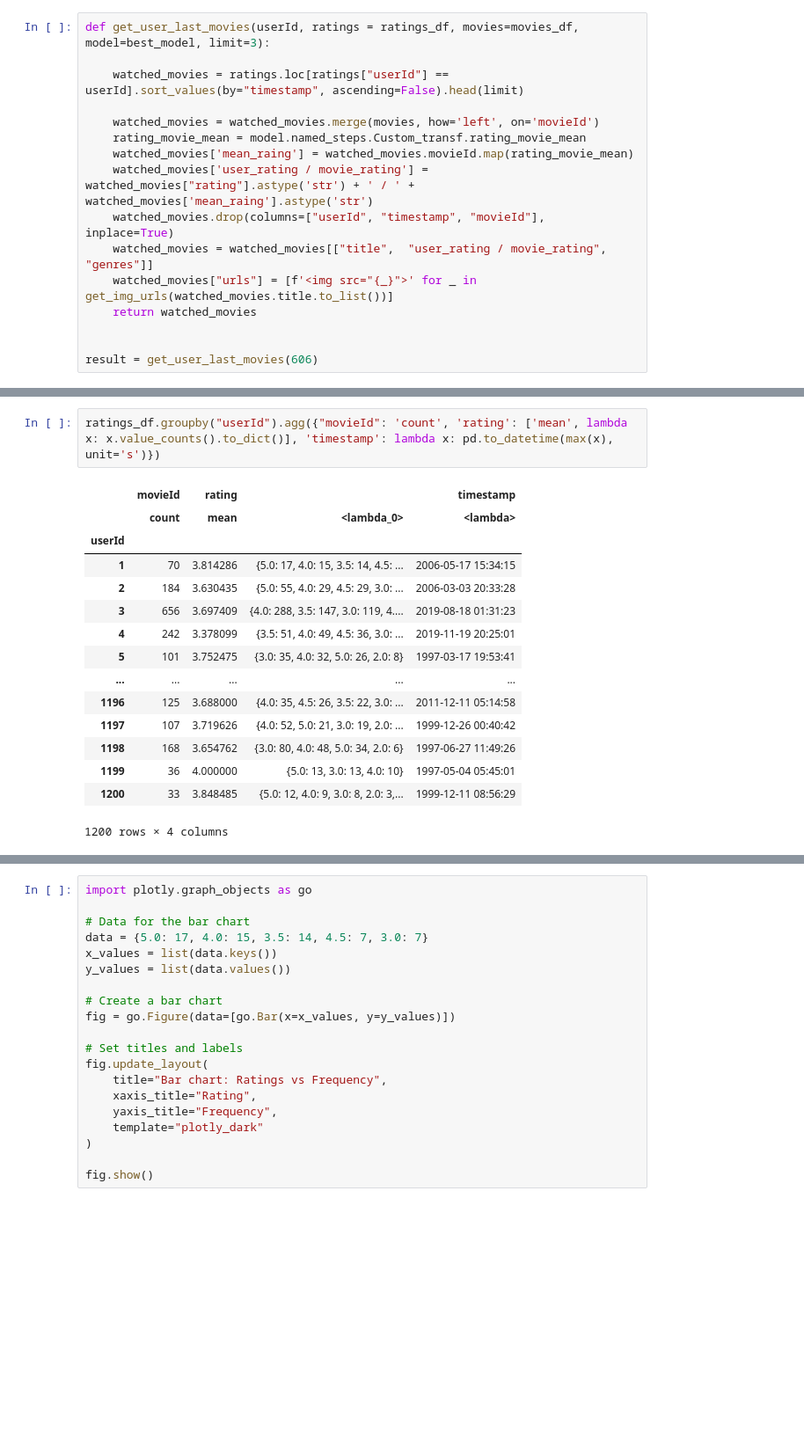
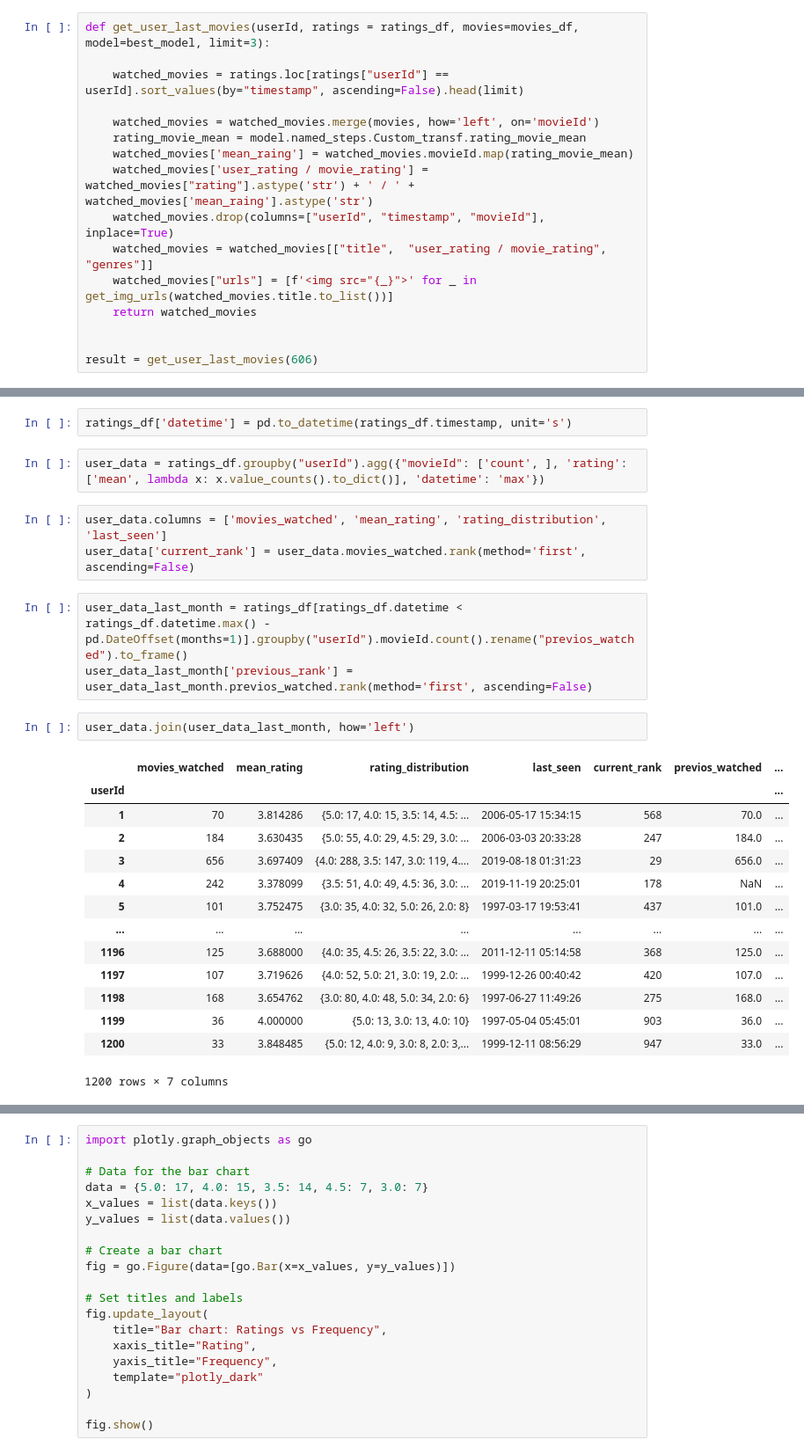
Before and after one commit to aleks-haksly/Simulative, a Jupyter notebook: ML/recomendation.ipynb, the cells around one changed output, grey strips where cells are left out. Shown: that part at 88% size. Cells and saved outputs as stored; diff of their text form; blank space fills up the shorter version.

```diff
--- a/ML/recomendation.ipynb
+++ b/ML/recomendation.ipynb
@@ -730,21 +730,30 @@ def render_mini_images(df):
 render_mini_images(result)
 # %% [output]
 [interactive output not drawn]
+# %%
+ratings_df['datetime'] = pd.to_datetime(ratings_df.timestamp, unit='s')
 # %%
-ratings_df.groupby("userId").agg({"movieId": 'count', 'rating': ['mean', lambda x: x.value_counts().to_dict()], 'timestamp': lambda x: pd.to_datetime(max(x), unit='s')})
+user_data = ratings_df.groupby("userId").agg({"movieId": ['count', ], 'rating': ['mean', lambda x: x.value_counts().to_dict()], 'datetime': 'max'})
-# %% [output]
-|  | movieId | rating |  | timestamp |
-|  | count | mean | <lambda_0> | <lambda> |
-| userId |  |  |  |  |
-| 1 | 70 | 3.814286 | {5.0: 17, 4.0: 15, 3.5: 14, 4.5: ... | 2006-05-17 15:34:15 |
-| 2 | 184 | 3.630435 | {5.0: 55, 4.0: 29, 4.5: 29, 3.0: ... | 2006-03-03 20:33:28 |
-| 3 | 656 | 3.697409 | {4.0: 288, 3.5: 147, 3.0: 119, 4.... | 2019-08-18 01:31:23 |
-| 4 | 242 | 3.378099 | {3.5: 51, 4.0: 49, 4.5: 36, 3.0: ... | 2019-11-19 20:25:01 |
-| 5 | 101 | 3.752475 | {3.0: 35, 4.0: 32, 5.0: 26, 2.0: 8} | 1997-03-17 19:53:41 |
-| ... | ... | ... | ... | ... |
-| 1196 | 125 | 3.688000 | {4.0: 35, 4.5: 26, 3.5: 22, 3.0: ... | 2011-12-11 05:14:58 |
-| 1197 | 107 | 3.719626 | {4.0: 52, 5.0: 21, 3.0: 19, 2.0: ... | 1999-12-26 00:40:42 |
-| 1198 | 168 | 3.654762 | {3.0: 80, 4.0: 48, 5.0: 34, 2.0: 6} | 1997-06-27 11:49:26 |
-| 1199 | 36 | 4.000000 | {5.0: 13, 3.0: 13, 4.0: 10} | 1997-05-04 05:45:01 |
-| 1200 | 33 | 3.848485 | {5.0: 12, 4.0: 9, 3.0: 8, 2.0: 3,... | 1999-12-11 08:56:29 |
-1200 rows × 4 columns
+# %%
+user_data.columns = ['movies_watched', 'mean_rating', 'rating_distribution', 'last_seen']
+user_data['current_rank'] = user_data.movies_watched.rank(method='first', ascending=False)
+# %%
+user_data_last_month = ratings_df[ratings_df.datetime < ratings_df.datetime.max() - pd.DateOffset(months=1)].groupby("userId").movieId.count().rename("previos_watched").to_frame()
+user_data_last_month['previous_rank'] = user_data_last_month.previos_watched.rank(method='first', ascending=False)
+# %%
+user_data.join(user_data_last_month, how='left')
+# %% [output]
+|  | movies_watched | mean_rating | rating_distribution | last_seen | current_rank | previos_watched | ... |
+| userId |  |  |  |  |  |  | ... |
+| 1 | 70 | 3.814286 | {5.0: 17, 4.0: 15, 3.5: 14, 4.5: ... | 2006-05-17 15:34:15 | 568 | 70.0 | ... |
+| 2 | 184 | 3.630435 | {5.0: 55, 4.0: 29, 4.5: 29, 3.0: ... | 2006-03-03 20:33:28 | 247 | 184.0 | ... |
+| 3 | 656 | 3.697409 | {4.0: 288, 3.5: 147, 3.0: 119, 4.... | 2019-08-18 01:31:23 | 29 | 656.0 | ... |
+| 4 | 242 | 3.378099 | {3.5: 51, 4.0: 49, 4.5: 36, 3.0: ... | 2019-11-19 20:25:01 | 178 | NaN | ... |
+| 5 | 101 | 3.752475 | {3.0: 35, 4.0: 32, 5.0: 26, 2.0: 8} | 1997-03-17 19:53:41 | 437 | 101.0 | ... |
+| ... | ... | ... | ... | ... | ... | ... | ... |
+| 1196 | 125 | 3.688000 | {4.0: 35, 4.5: 26, 3.5: 22, 3.0: ... | 2011-12-11 05:14:58 | 368 | 125.0 | ... |
+| 1197 | 107 | 3.719626 | {4.0: 52, 5.0: 21, 3.0: 19, 2.0: ... | 1999-12-26 00:40:42 | 420 | 107.0 | ... |
+| 1198 | 168 | 3.654762 | {3.0: 80, 4.0: 48, 5.0: 34, 2.0: 6} | 1997-06-27 11:49:26 | 275 | 168.0 | ... |
+| 1199 | 36 | 4.000000 | {5.0: 13, 3.0: 13, 4.0: 10} | 1997-05-04 05:45:01 | 903 | 36.0 | ... |
+| 1200 | 33 | 3.848485 | {5.0: 12, 4.0: 9, 3.0: 8, 2.0: 3,... | 1999-12-11 08:56:29 | 947 | 33.0 | ... |
+1200 rows × 7 columns
```
Also changed, not shown: parts of 1 cell of this notebook.
